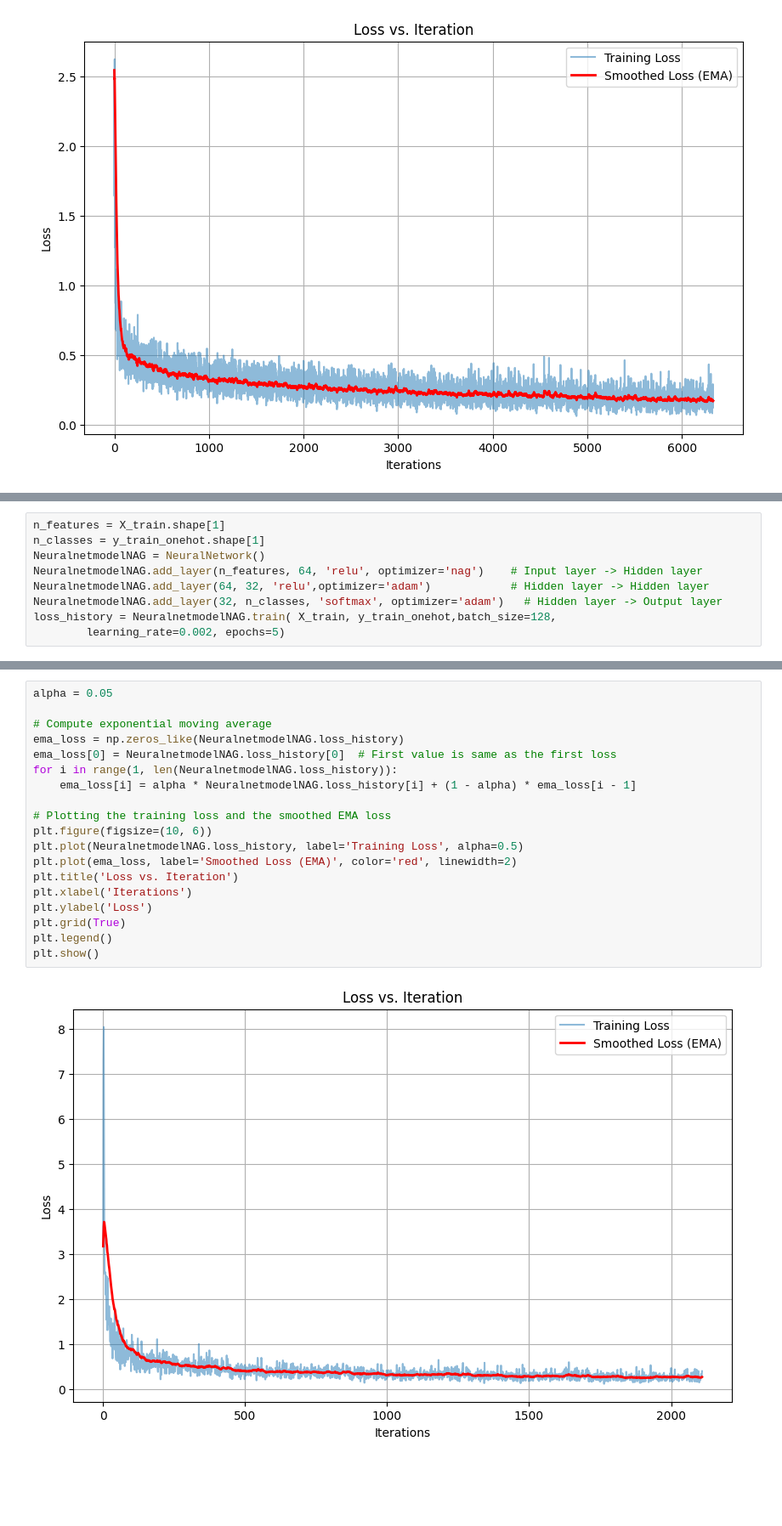
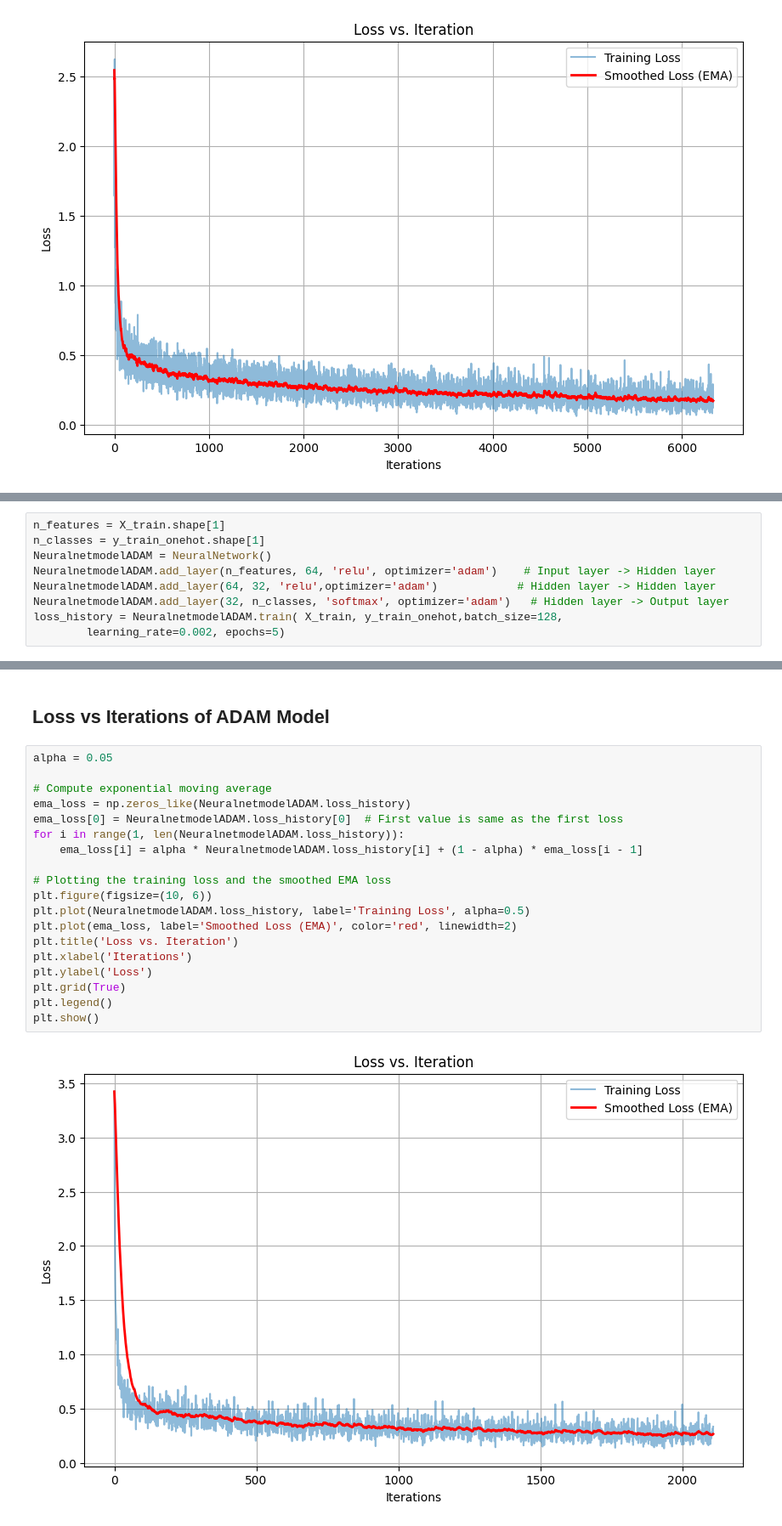
Before and after one commit to hexager/NeuralNetwork, a Jupyter notebook: NeuralNetwork.ipynb, the cells around one changed output, grey strips where cells are left out. Shown at 85% size. Cells and saved outputs as stored; diff of their text form; blank space fills up the shorter version.

```diff
--- a/NeuralNetwork.ipynb
+++ b/NeuralNetwork.ipynb
@@ -307,10 +301,10 @@ plt.show()
 # %%
 n_features = X_train.shape[1]
 n_classes = y_train_onehot.shape[1]
-NeuralnetmodelNAG = NeuralNetwork()
-NeuralnetmodelNAG.add_layer(n_features, 64, 'relu', optimizer='nag')    # Input layer -> Hidden layer
-NeuralnetmodelNAG.add_layer(64, 32, 'relu',optimizer='adam')            # Hidden layer -> Hidden layer
-NeuralnetmodelNAG.add_layer(32, n_classes, 'softmax', optimizer='adam')   # Hidden layer -> Output layer
-loss_history = NeuralnetmodelNAG.train( X_train, y_train_onehot,batch_size=128,
+NeuralnetmodelADAM = NeuralNetwork()
+NeuralnetmodelADAM.add_layer(n_features, 64, 'relu', optimizer='adam')    # Input layer -> Hidden layer
+NeuralnetmodelADAM.add_layer(64, 32, 'relu',optimizer='adam')            # Hidden layer -> Hidden layer
+NeuralnetmodelADAM.add_layer(32, n_classes, 'softmax', optimizer='adam')   # Hidden layer -> Output layer
+loss_history = NeuralnetmodelADAM.train( X_train, y_train_onehot,batch_size=128,
         learning_rate=0.002, epochs=5)
 # %% [output]
@@ -324,21 +325,23 @@ Test Accuracy: 0.8692
+# %% [markdown]
+## Loss vs Iterations of ADAM Model
 # %%
 alpha = 0.05
 
 # Compute exponential moving average
-ema_loss = np.zeros_like(NeuralnetmodelNAG.loss_history)
-ema_loss[0] = NeuralnetmodelNAG.loss_history[0]  # First value is same as the first loss
-for i in range(1, len(NeuralnetmodelNAG.loss_history)):
-    ema_loss[i] = alpha * NeuralnetmodelNAG.loss_history[i] + (1 - alpha) * ema_loss[i - 1]
+ema_loss = np.zeros_like(NeuralnetmodelADAM.loss_history)
+ema_loss[0] = NeuralnetmodelADAM.loss_history[0]  # First value is same as the first loss
+for i in range(1, len(NeuralnetmodelADAM.loss_history)):
+    ema_loss[i] = alpha * NeuralnetmodelADAM.loss_history[i] + (1 - alpha) * ema_loss[i - 1]
 
 # Plotting the training loss and the smoothed EMA loss
 plt.figure(figsize=(10, 6))
-plt.plot(NeuralnetmodelNAG.loss_history, label='Training Loss', alpha=0.5)
+plt.plot(NeuralnetmodelADAM.loss_history, label='Training Loss', alpha=0.5)
 plt.plot(ema_loss, label='Smoothed Loss (EMA)', color='red', linewidth=2)
 plt.title('Loss vs. Iteration')
 plt.xlabel('Iterations')
 plt.ylabel('Loss')
 plt.grid(True)
 plt.legend()
 plt.show()
 # %% [output]
-[figure, old version]
+[figure, new version]
```
Also changed, not shown: parts of 17 cells of this notebook.
